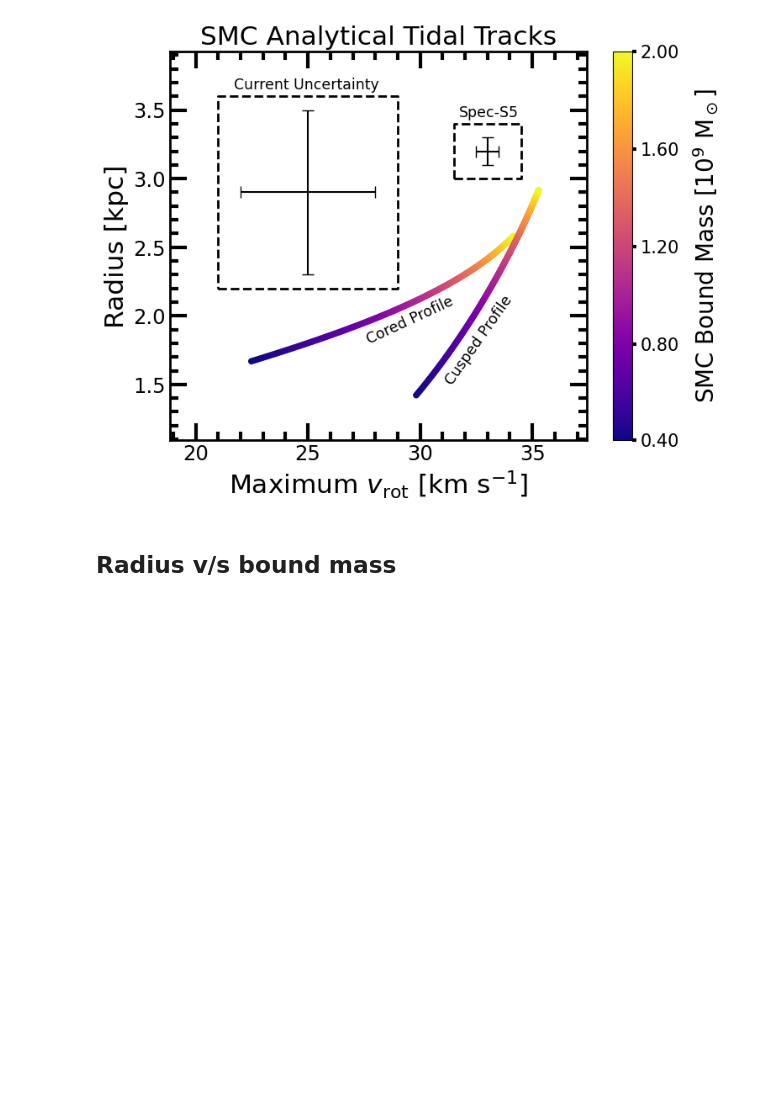
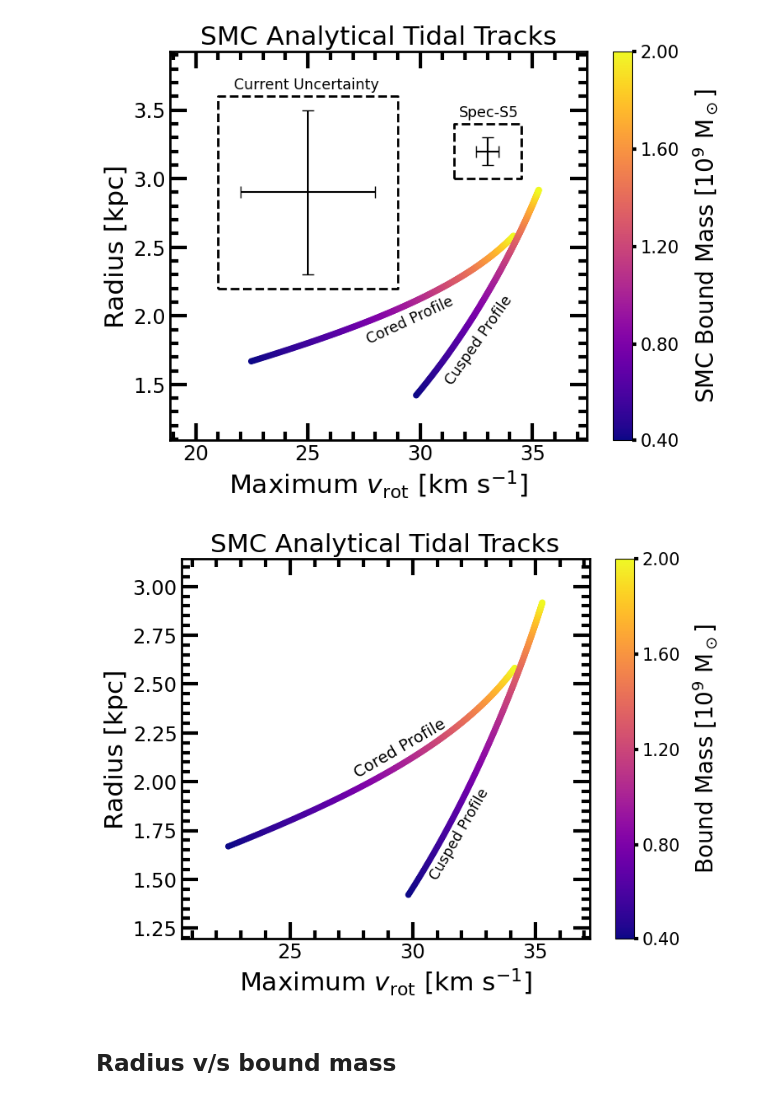
Before and after one commit to spec-s5/dark-matter-paper, a Jupyter notebook: nearfield/SMC_disruption/smc_dm_profile_evolution.ipynb, the cells around one changed output. Saved outputs shown, nothing was run; the diff lists cells and outputs as text; code cells hidden in the pictures; blank space fills up the shorter version.

Commit message:
plot without annotation

```diff
--- a/nearfield/SMC_disruption/smc_dm_profile_evolution.ipynb
+++ b/nearfield/SMC_disruption/smc_dm_profile_evolution.ipynb
@@ -98,6 +98,43 @@ plt.savefig("smc_tidal_track.jpg", bbox_inches = "tight", dpi = 300)
 plt.show()
 # %% [output]
 [figure]
+# %%
+fig = plt.figure(figsize=(8, 6))
+ax0 = fig.add_subplot(1, 1, 1)
+
+# Create normalization object for delta_m_array values
+norm = Normalize(vmin=delta_m_array.min(), vmax=delta_m_array.max())
+
+# Plot as scatter with connecting lines
+scatter_cored = ax0.scatter(dv_cored_array, dr_cored_array, c=delta_m_array, cmap='plasma',
+                            norm=norm, label="Cored Profile", s=20, zorder=3)
+ax0.plot(dv_cored_array, dr_cored_array, alpha=0.3, color='gray', zorder=1)
+
+scatter_cusped = ax0.scatter(dv_cusped_array, dr_cusped_array, c=delta_m_array, cmap='plasma',
+                             norm=norm, label="Cusped Profile", s=20, zorder=3)
+ax0.plot(dv_cusped_array, dr_cusped_array, alpha=0.3, color='gray', zorder=1)
+
+ax0.set_xlabel(r"Maximum $v_{\rm rot}$ [km s$^{-1}$]")
+ax0.set_ylabel(r"Radius [kpc]")
+ax0.annotate("Cored Profile", (27.5, 2.02), rotation = 30, fontsize = 14)
+ax0.annotate("Cusped Profile", (30.6, 1.5), rotation = 60, fontsize = 12.5)
+
+# Add colorbar with custom ticks matching delta_m_array values
+cbar = fig.colorbar(scatter_cored, ax=ax0)
+cbar.set_label(r'Bound Mass [10$^9$ M$_\odot]$', labelpad = 10, size = 20)
+# Set colorbar ticks to specific delta_m values
+tick_indices = np.linspace(0, len(delta_m_array)-1, 5, dtype=int)
+cbar.set_ticks(delta_m_array[tick_indices])
+cbar.set_ticklabels([f'{val:.2f}' for val in np.round(delta_m_array[tick_indices]/1e9, 2)])
+cbar.ax.tick_params(labelsize = 15, width = 3)
+
+ax0.set_title("SMC Analytical Tidal Tracks")
+
+pi.aesthetic(ax0)
+plt.savefig("smc_tidal_track_no_annotation.jpg", bbox_inches = "tight", dpi = 300)
+plt.show()
+# %% [output]
+[figure, added]
 # %% [markdown]
 ## Radius v/s bound mass
 # %%
```
Also changed, not shown: 1 other file.
